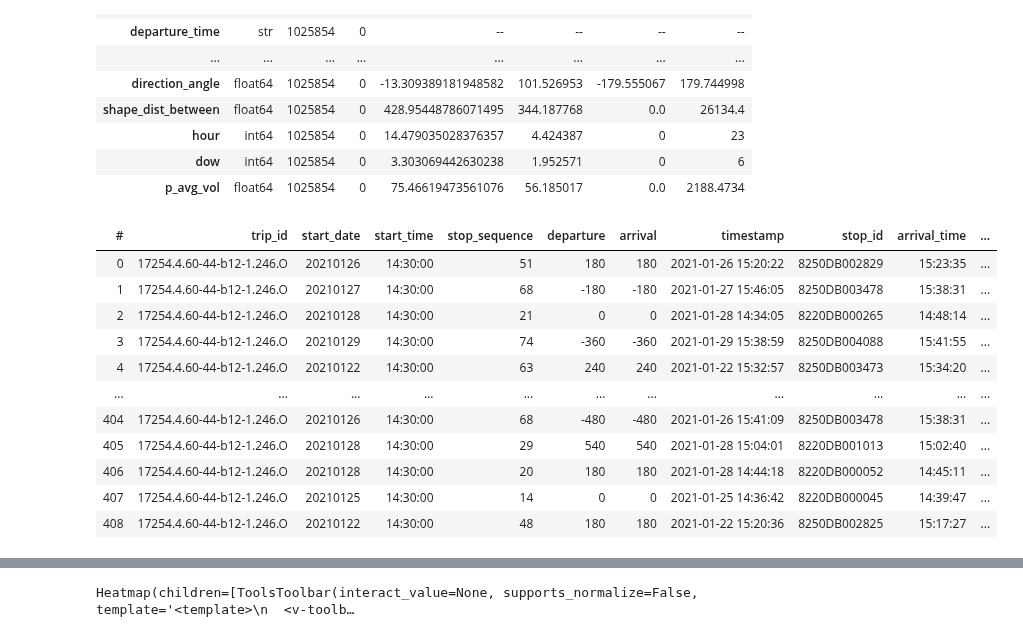
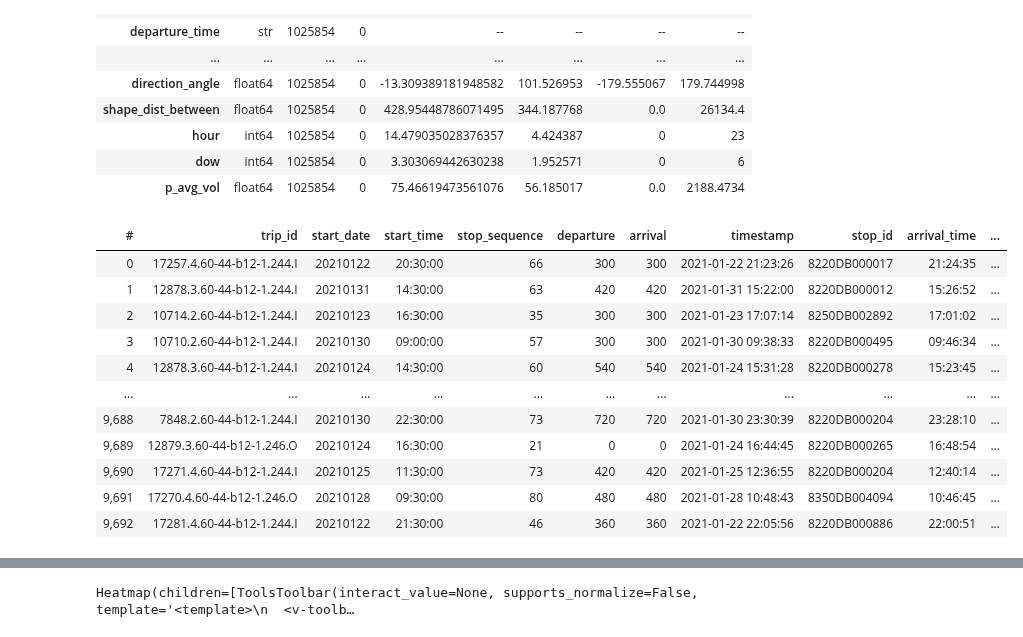
Before and after one commit to Drakodav/backend_d-dub, a Jupyter notebook: ml/processing/gtfsr_create_model.ipynb, the cells around one changed output, grey strips where cells are left out. Cells and saved outputs as stored; diff of their text form; code cells hidden in the pictures.

```diff
--- a/ml/processing/gtfsr_create_model.ipynb
+++ b/ml/processing/gtfsr_create_model.ipynb
@@ -81,20 +81,20 @@ df.describe().T
 # %%
 # df[(df['hour'] == 0) & (df['dow'] == 0)]
 # %%
-one_trip = df[df['trip_id'] == '17254.4.60-44-b12-1.246.O']
-one_trip.export_hdf5('./output/one_trip.hdf5')
-one_trip
+one_route = df[df['route_id'] == '60-44-b12-1']
+one_route.export_hdf5('./output/one_route.hdf5')
+one_route
 # %% [output]
 | # | trip_id | start_date | start_time | stop_sequence | departure | arrival | timestamp | stop_id | arrival_time | ... |
-| 0 | 17254.4.60-44-b12-1.246.O | 20210126 | 14:30:00 | 51 | 180 | 180 | 2021-01-26 15:20:22 | 8250DB002829 | 15:23:35 | ... |
-| 1 | 17254.4.60-44-b12-1.246.O | 20210127 | 14:30:00 | 68 | -180 | -180 | 2021-01-27 15:46:05 | 8250DB003478 | 15:38:31 | ... |
-| 2 | 17254.4.60-44-b12-1.246.O | 20210128 | 14:30:00 | 21 | 0 | 0 | 2021-01-28 14:34:05 | 8220DB000265 | 14:48:14 | ... |
-| 3 | 17254.4.60-44-b12-1.246.O | 20210129 | 14:30:00 | 74 | -360 | -360 | 2021-01-29 15:38:59 | 8250DB004088 | 15:41:55 | ... |
-| 4 | 17254.4.60-44-b12-1.246.O | 20210122 | 14:30:00 | 63 | 240 | 240 | 2021-01-22 15:32:57 | 8250DB003473 | 15:34:20 | ... |
+| 0 | 17257.4.60-44-b12-1.244.I | 20210122 | 20:30:00 | 66 | 300 | 300 | 2021-01-22 21:23:26 | 8220DB000017 | 21:24:35 | ... |
+| 1 | 12878.3.60-44-b12-1.244.I | 20210131 | 14:30:00 | 63 | 420 | 420 | 2021-01-31 15:22:00 | 8220DB000012 | 15:26:52 | ... |
+| 2 | 10714.2.60-44-b12-1.244.I | 20210123 | 16:30:00 | 35 | 300 | 300 | 2021-01-23 17:07:14 | 8250DB002892 | 17:01:02 | ... |
+| 3 | 10710.2.60-44-b12-1.244.I | 20210130 | 09:00:00 | 57 | 300 | 300 | 2021-01-30 09:38:33 | 8220DB000495 | 09:46:34 | ... |
+| 4 | 12878.3.60-44-b12-1.244.I | 20210124 | 14:30:00 | 60 | 540 | 540 | 2021-01-24 15:31:28 | 8220DB000278 | 15:23:45 | ... |
 | ... | ... | ... | ... | ... | ... | ... | ... | ... | ... | ... |
-| 404 | 17254.4.60-44-b12-1.246.O | 20210126 | 14:30:00 | 68 | -480 | -480 | 2021-01-26 15:41:09 | 8250DB003478 | 15:38:31 | ... |
-| 405 | 17254.4.60-44-b12-1.246.O | 20210128 | 14:30:00 | 29 | 540 | 540 | 2021-01-28 15:04:01 | 8220DB001013 | 15:02:40 | ... |
-| 406 | 17254.4.60-44-b12-1.246.O | 20210128 | 14:30:00 | 20 | 180 | 180 | 2021-01-28 14:44:18 | 8220DB000052 | 14:45:11 | ... |
-| 407 | 17254.4.60-44-b12-1.246.O | 20210125 | 14:30:00 | 14 | 0 | 0 | 2021-01-25 14:36:42 | 8220DB000045 | 14:39:47 | ... |
-| 408 | 17254.4.60-44-b12-1.246.O | 20210122 | 14:30:00 | 48 | 180 | 180 | 2021-01-22 15:20:36 | 8250DB002825 | 15:17:27 | ... |
+| 9,688 | 7848.2.60-44-b12-1.244.I | 20210130 | 22:30:00 | 73 | 720 | 720 | 2021-01-30 23:30:39 | 8220DB000204 | 23:28:10 | ... |
+| 9,689 | 12879.3.60-44-b12-1.246.O | 20210124 | 16:30:00 | 21 | 0 | 0 | 2021-01-24 16:44:45 | 8220DB000265 | 16:48:54 | ... |
+| 9,690 | 17271.4.60-44-b12-1.244.I | 20210125 | 11:30:00 | 73 | 420 | 420 | 2021-01-25 12:36:55 | 8220DB000204 | 12:40:14 | ... |
+| 9,691 | 17270.4.60-44-b12-1.246.O | 20210128 | 09:30:00 | 80 | 480 | 480 | 2021-01-28 10:48:43 | 8350DB004094 | 10:46:45 | ... |
+| 9,692 | 17281.4.60-44-b12-1.244.I | 20210122 | 21:30:00 | 46 | 360 | 360 | 2021-01-22 22:05:56 | 8220DB000886 | 22:00:51 | ... |
 # %%
```
Also changed, not shown: parts of 9 cells of this notebook, 1 other file.
